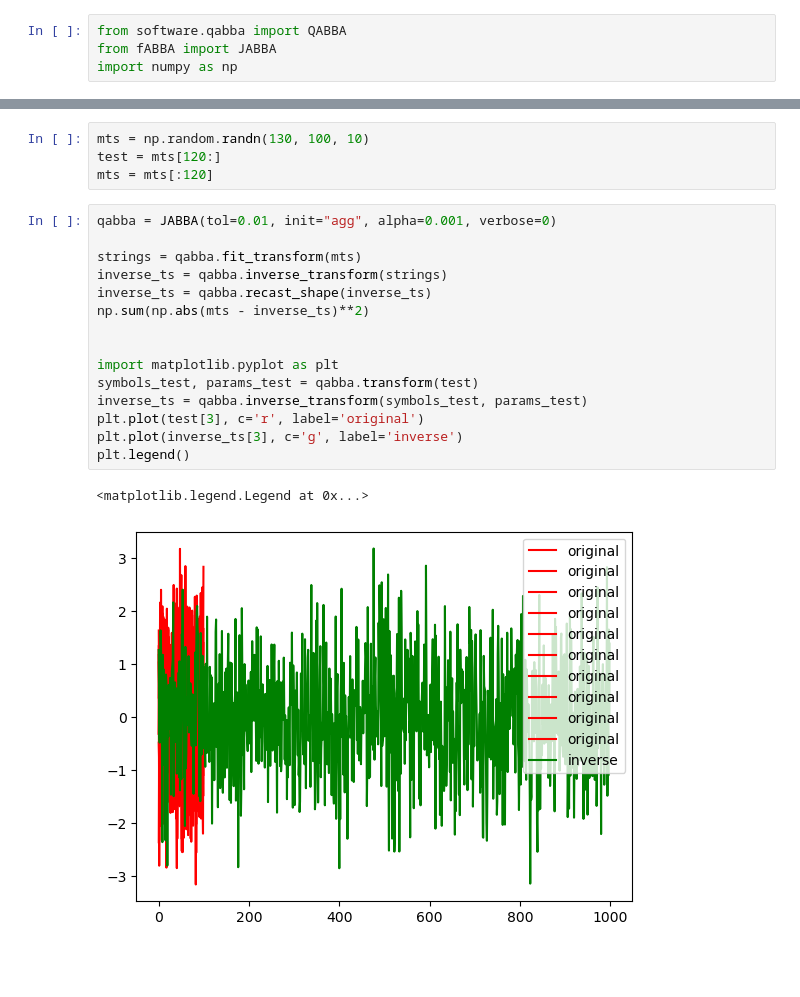
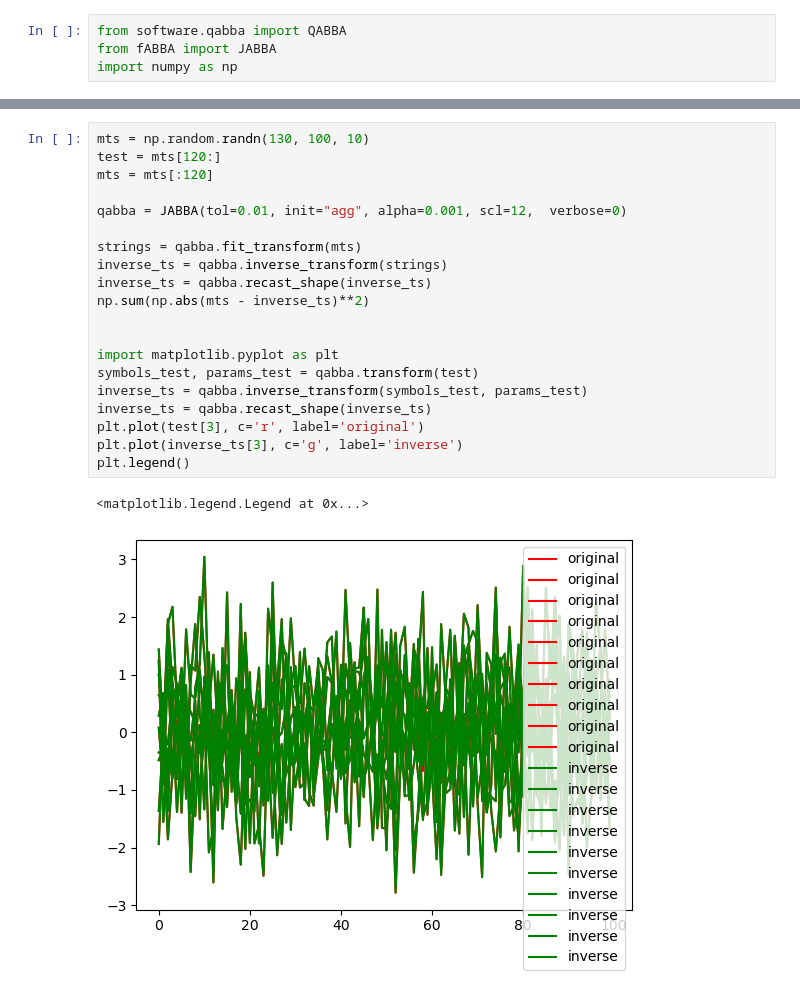
Before and after one commit to inEXASCALE/qabba, a Jupyter notebook: test.ipynb, the cells around one changed output, grey strips where cells are left out. Saved outputs shown, nothing was run; the diff lists cells and outputs as text; blank space fills up the shorter version.

```diff
--- a/test.ipynb
+++ b/test.ipynb
@@ -20,23 +22,24 @@ plt.legend()
-# %%
-mts = np.random.randn(130, 100, 10)
-test = mts[120:]
-mts = mts[:120]
 # %%
-qabba = JABBA(tol=0.01, init="agg", alpha=0.001, verbose=0)
+mts = np.random.randn(130, 100, 10)
+test = mts[120:]
+mts = mts[:120]
+
+qabba = JABBA(tol=0.01, init="agg", alpha=0.001, scl=12,  verbose=0)
 
 strings = qabba.fit_transform(mts)
 inverse_ts = qabba.inverse_transform(strings)
 inverse_ts = qabba.recast_shape(inverse_ts)
 np.sum(np.abs(mts - inverse_ts)**2)
 
 
 import matplotlib.pyplot as plt
 symbols_test, params_test = qabba.transform(test)
 inverse_ts = qabba.inverse_transform(symbols_test, params_test)
+inverse_ts = qabba.recast_shape(inverse_ts)
 plt.plot(test[3], c='r', label='original')
 plt.plot(inverse_ts[3], c='g', label='inverse')
 plt.legend()
 # %% [output]
 <matplotlib.legend.Legend at 0x...>
-[figure, old version]
+[figure, new version]
 # %%
```
Also changed, not shown: parts of 4 cells of this notebook, 52 other files.
